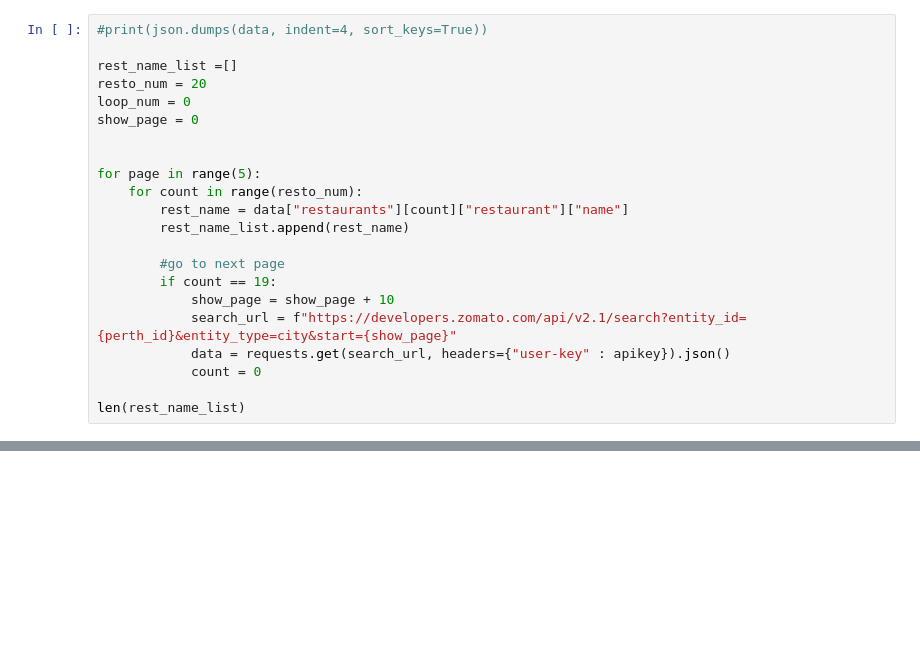
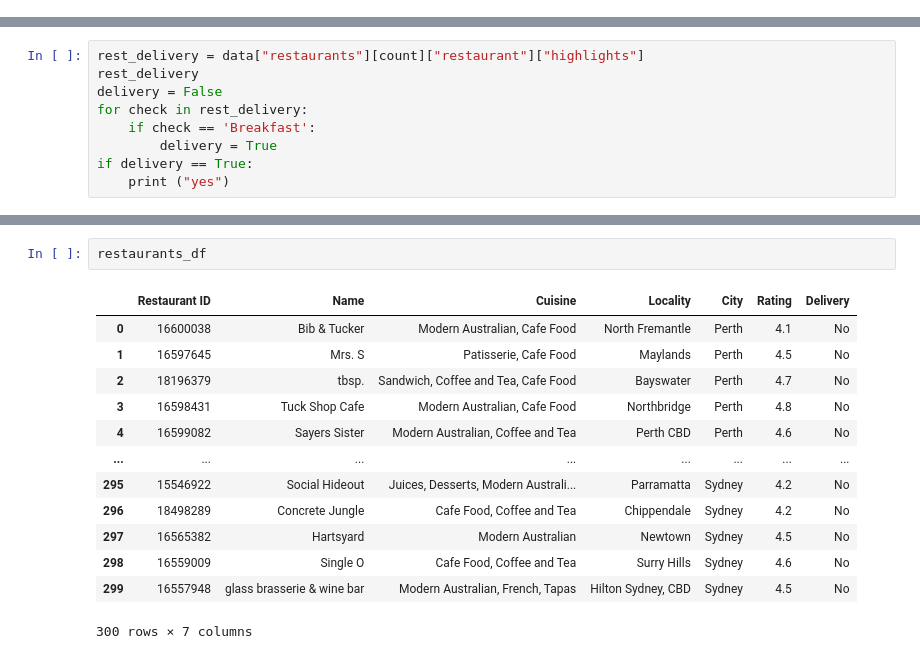
Before and after one commit to bradsmith87/project-week-1, a Jupyter notebook: pulldata.ipynb, the cells around one changed output, grey strips where cells are left out. Saved outputs shown, nothing was run; the diff lists cells and outputs as text; blank space fills up the shorter version.

```diff
--- a/Untitled.ipynb
+++ b/pulldata.ipynb
@@ -43,22 +43,0 @@ Number of Rest: 5228
-# %%
-#print(json.dumps(data, indent=4, sort_keys=True))
-
-rest_name_list =[]
-resto_num = 20
-loop_num = 0
-show_page = 0
-
-
-for page in range(5):
-    for count in range(resto_num):
-        rest_name = data["restaurants"][count]["restaurant"]["name"]
-        rest_name_list.append(rest_name)
-
-        #go to next page
-        if count == 19:
-            show_page = show_page + 10
-            search_url = f"https://developers.zomato.com/api/v2.1/search?entity_id={perth_id}&entity_type=city&start={show_page}"
-            data = requests.get(search_url, headers={"user-key" : apikey}).json()
-            count = 0
-
-len(rest_name_list)
@@ -66,0 +121,9 @@ len(rest_name_list)
+# %%
+rest_delivery = data["restaurants"][count]["restaurant"]["highlights"]
+rest_delivery
+delivery = False
+for check in rest_delivery:
+    if check == 'Breakfast':
+        delivery = True
+if delivery == True:
+    print ("yes")
@@ -66,0 +220,16 @@ len(rest_name_list)
+# %%
+restaurants_df
+# %% [output]
+|  | Restaurant ID | Name | Cuisine | Locality | City | Rating | Delivery |
+| 0 | 16600038 | Bib & Tucker | Modern Australian, Cafe Food | North Fremantle | Perth | 4.1 | No |
+| 1 | 16597645 | Mrs. S | Patisserie, Cafe Food | Maylands | Perth | 4.5 | No |
+| 2 | 18196379 | tbsp. | Sandwich, Coffee and Tea, Cafe Food | Bayswater | Perth | 4.7 | No |
+| 3 | 16598431 | Tuck Shop Cafe | Modern Australian, Cafe Food | Northbridge | Perth | 4.8 | No |
+| 4 | 16599082 | Sayers Sister | Modern Australian, Coffee and Tea | Perth CBD | Perth | 4.6 | No |
+| ... | ... | ... | ... | ... | ... | ... | ... |
+| 295 | 15546922 | Social Hideout | Juices, Desserts, Modern Australi... | Parramatta | Sydney | 4.2 | No |
+| 296 | 18498289 | Concrete Jungle | Cafe Food, Coffee and Tea | Chippendale | Sydney | 4.2 | No |
+| 297 | 16565382 | Hartsyard | Modern Australian | Newtown | Sydney | 4.5 | No |
+| 298 | 16559009 | Single O | Cafe Food, Coffee and Tea | Surry Hills | Sydney | 4.6 | No |
+| 299 | 16557948 | glass brasserie & wine bar | Modern Australian, French, Tapas | Hilton Sydney, CBD | Sydney | 4.5 | No |
+300 rows × 7 columns
```
Also changed, not shown: parts of 10 cells of this notebook.
